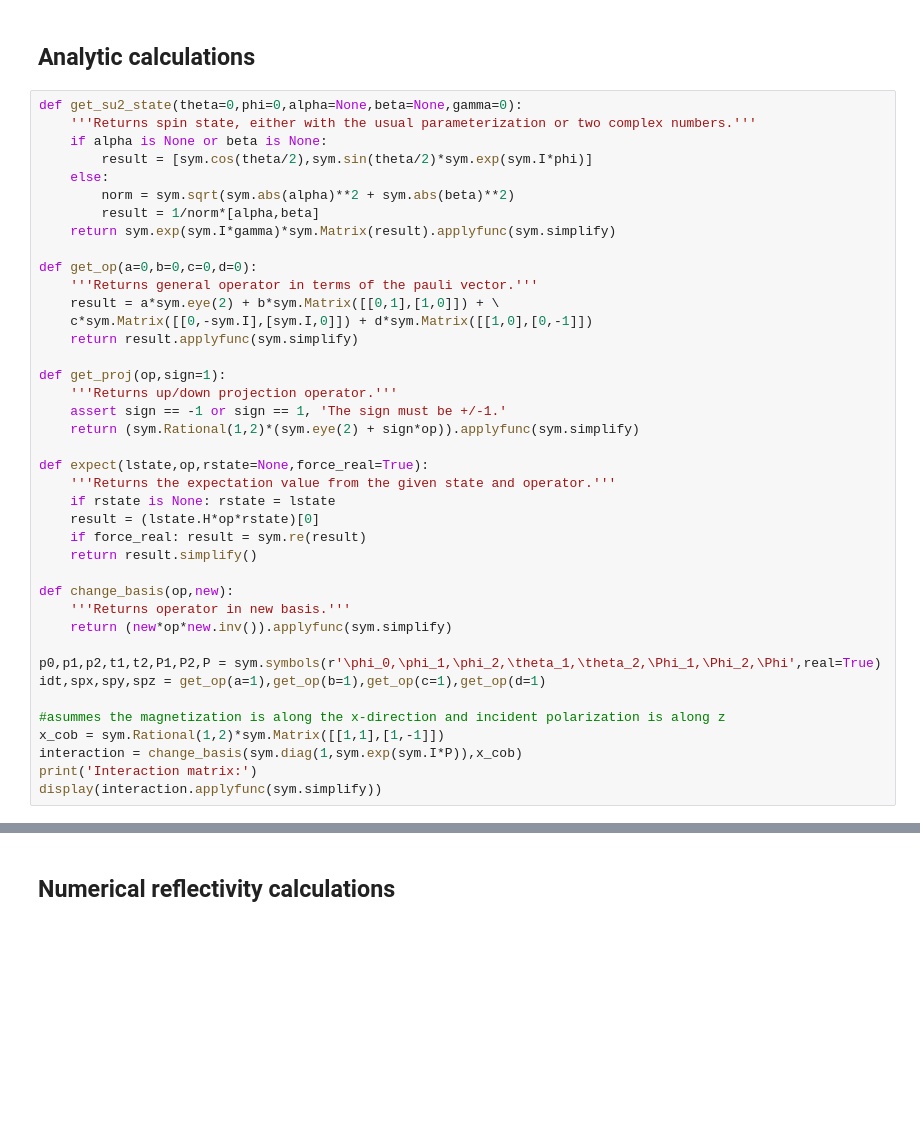
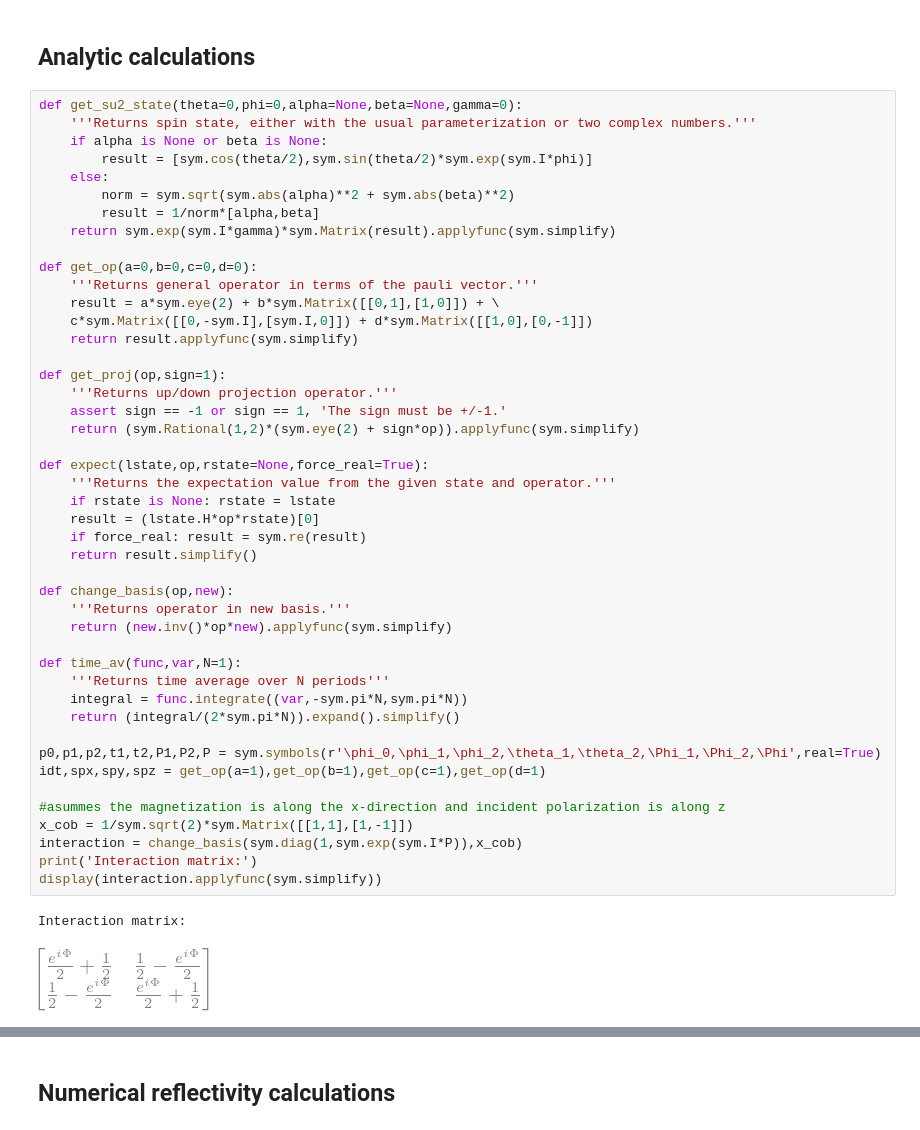
Before and after one commit to srmck/Goos-Hanchen, a Jupyter notebook: Goos-Hanchen.ipynb, the cells around one changed output, grey strips where cells are left out. Cells and saved outputs as stored; diff of their text form; blank space fills up the shorter version.

```diff
--- a/Goos-Hanchen.ipynb
+++ b/Goos-Hanchen.ipynb
@@ -95,35 +101,43 @@ def get_su2_state(theta=0,phi=0,alpha=None,beta=None,gamma=0):
     return sym.exp(sym.I*gamma)*sym.Matrix(result).applyfunc(sym.simplify)
 
 def get_op(a=0,b=0,c=0,d=0):
     '''Returns general operator in terms of the pauli vector.'''
     result = a*sym.eye(2) + b*sym.Matrix([[0,1],[1,0]]) + \
     c*sym.Matrix([[0,-sym.I],[sym.I,0]]) + d*sym.Matrix([[1,0],[0,-1]])
     return result.applyfunc(sym.simplify)
 
 def get_proj(op,sign=1):
     '''Returns up/down projection operator.'''
     assert sign == -1 or sign == 1, 'The sign must be +/-1.'
     return (sym.Rational(1,2)*(sym.eye(2) + sign*op)).applyfunc(sym.simplify)
 
 def expect(lstate,op,rstate=None,force_real=True):
     '''Returns the expectation value from the given state and operator.'''
     if rstate is None: rstate = lstate
     result = (lstate.H*op*rstate)[0]
     if force_real: result = sym.re(result)
     return result.simplify()
 
 def change_basis(op,new):
     '''Returns operator in new basis.'''
-    return (new*op*new.inv()).applyfunc(sym.simplify)
+    return (new.inv()*op*new).applyfunc(sym.simplify)
+
+def time_av(func,var,N=1):
+    '''Returns time average over N periods'''
+    integral = func.integrate((var,-sym.pi*N,sym.pi*N))
+    return (integral/(2*sym.pi*N)).expand().simplify()
 
 p0,p1,p2,t1,t2,P1,P2,P = sym.symbols(r'\phi_0,\phi_1,\phi_2,\theta_1,\theta_2,\Phi_1,\Phi_2,\Phi',real=True)
 idt,spx,spy,spz = get_op(a=1),get_op(b=1),get_op(c=1),get_op(d=1)
 
 #asummes the magnetization is along the x-direction and incident polarization is along z
-x_cob = sym.Rational(1,2)*sym.Matrix([[1,1],[1,-1]])
+x_cob = 1/sym.sqrt(2)*sym.Matrix([[1,1],[1,-1]])
 interaction = change_basis(sym.diag(1,sym.exp(sym.I*P)),x_cob)
 print('Interaction matrix:')
 display(interaction.applyfunc(sym.simplify))
+# %% [output]
+Interaction matrix:
+[figure, added]
 # %%
 print('Evolution of the spin states:')
 psi0 = get_su2_state(theta=sym.pi/2,phi=0)  #phi_0=0 for incident polarization along x-direction
```
Also changed, not shown: parts of 12 cells of this notebook, 3 other files.
